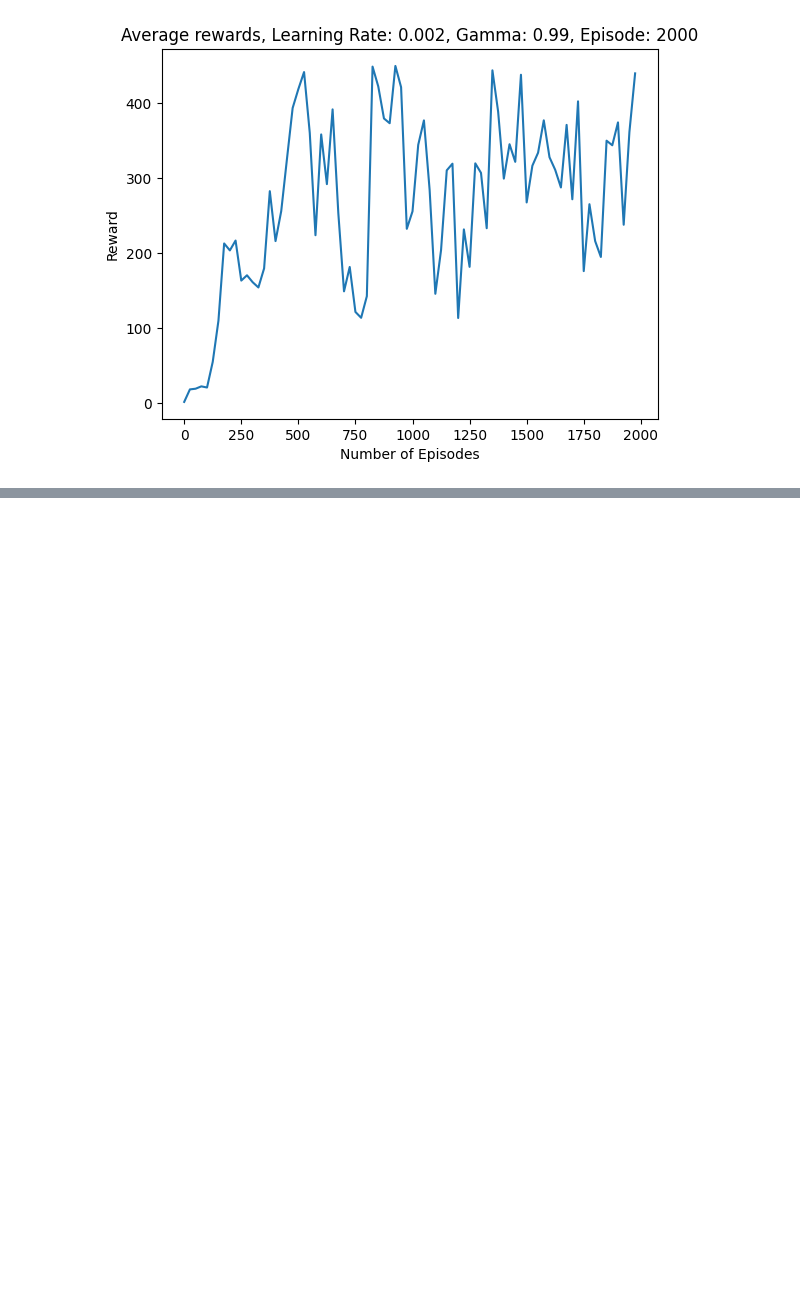
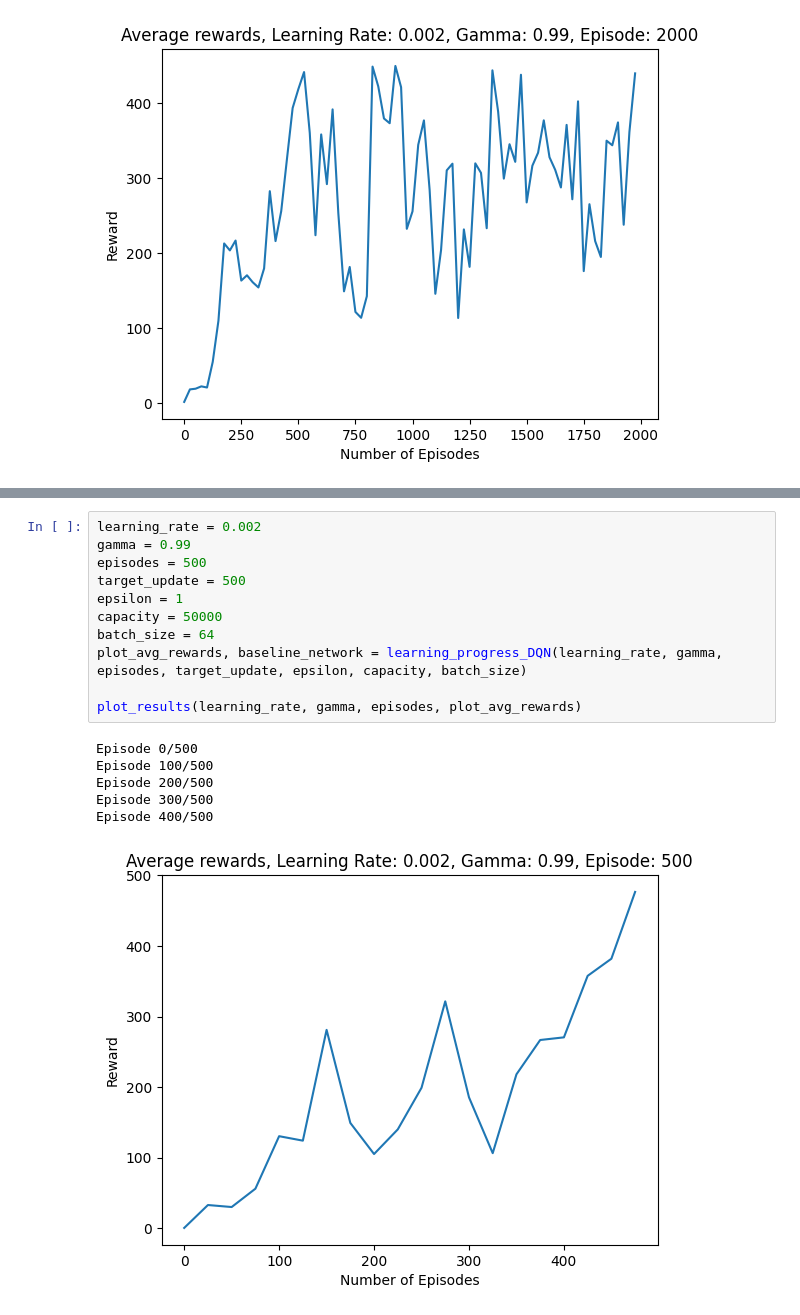
Before and after one commit to HannahUsesTheGitHub/RL, a Jupyter notebook: ideas.ipynb, the cells around one changed output, grey strips where cells are left out. Saved outputs shown, nothing was run; the diff lists cells and outputs as text; blank space fills up the shorter version.

```diff
--- a/ideas.ipynb
+++ b/ideas.ipynb
@@ -270,0 +418,18 @@ Episode 1900/2000
+# %%
+learning_rate = 0.002
+gamma = 0.99
+episodes = 500
+target_update = 500
+epsilon = 1
+capacity = 50000
+batch_size = 64
+plot_avg_rewards, baseline_network = learning_progress_DQN(learning_rate, gamma, episodes, target_update, epsilon, capacity, batch_size)
+
+plot_results(learning_rate, gamma, episodes, plot_avg_rewards)
+# %% [output]
+Episode 0/500
+Episode 100/500
+Episode 200/500
+Episode 300/500
+Episode 400/500
+[figure, added]
```
Also changed, not shown: parts of 7 cells of this notebook, 16 other files.
